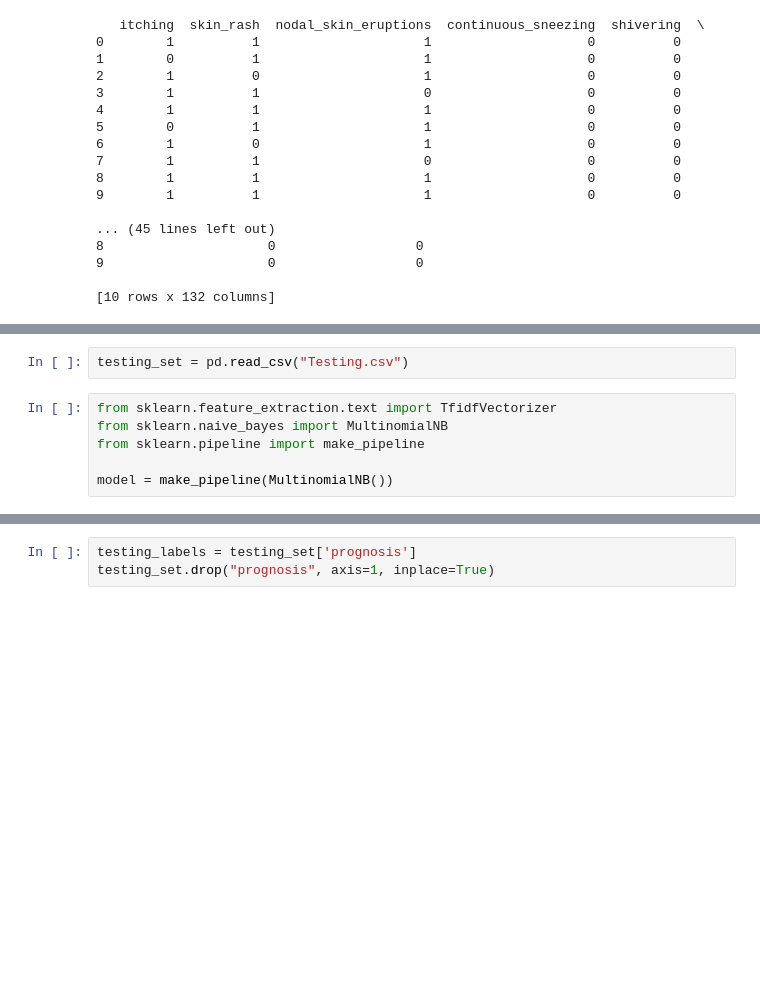
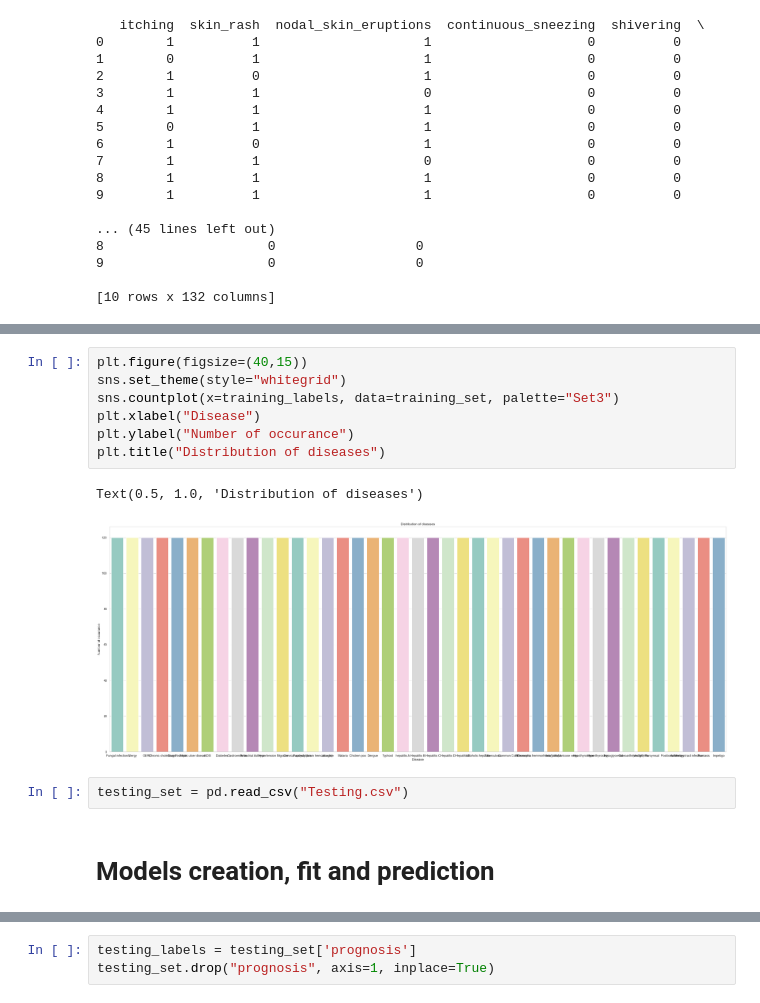
Before and after one commit to vladyslavmakartet/earin_labs, a Jupyter notebook: lab7/task.ipynb, the cells around one changed output, grey strips where cells are left out. Saved outputs shown, nothing was run; the diff lists cells and outputs as text; blank space fills up the shorter version.

```diff
--- a/lab7/task.ipynb
+++ b/lab7/task.ipynb
@@ -89,8 +150,14 @@ print(training_set[:10])
+# %%
+plt.figure(figsize=(40,15))
+sns.set_theme(style="whitegrid")
+sns.countplot(x=training_labels, data=training_set, palette="Set3")
+plt.xlabel("Disease")
+plt.ylabel("Number of occurance")
+plt.title("Distribution of diseases")
+# %% [output]
+Text(0.5, 1.0, 'Distribution of diseases')
+[figure, added]
 # %%
 testing_set = pd.read_csv("Testing.csv")
-# %%
-from sklearn.feature_extraction.text import TfidfVectorizer
-from sklearn.naive_bayes import MultinomialNB
-from sklearn.pipeline import make_pipeline
-
-model = make_pipeline(MultinomialNB())
+# %% [markdown]
+# Models creation, fit and prediction
```
Also changed, not shown: parts of 14 cells of this notebook.
